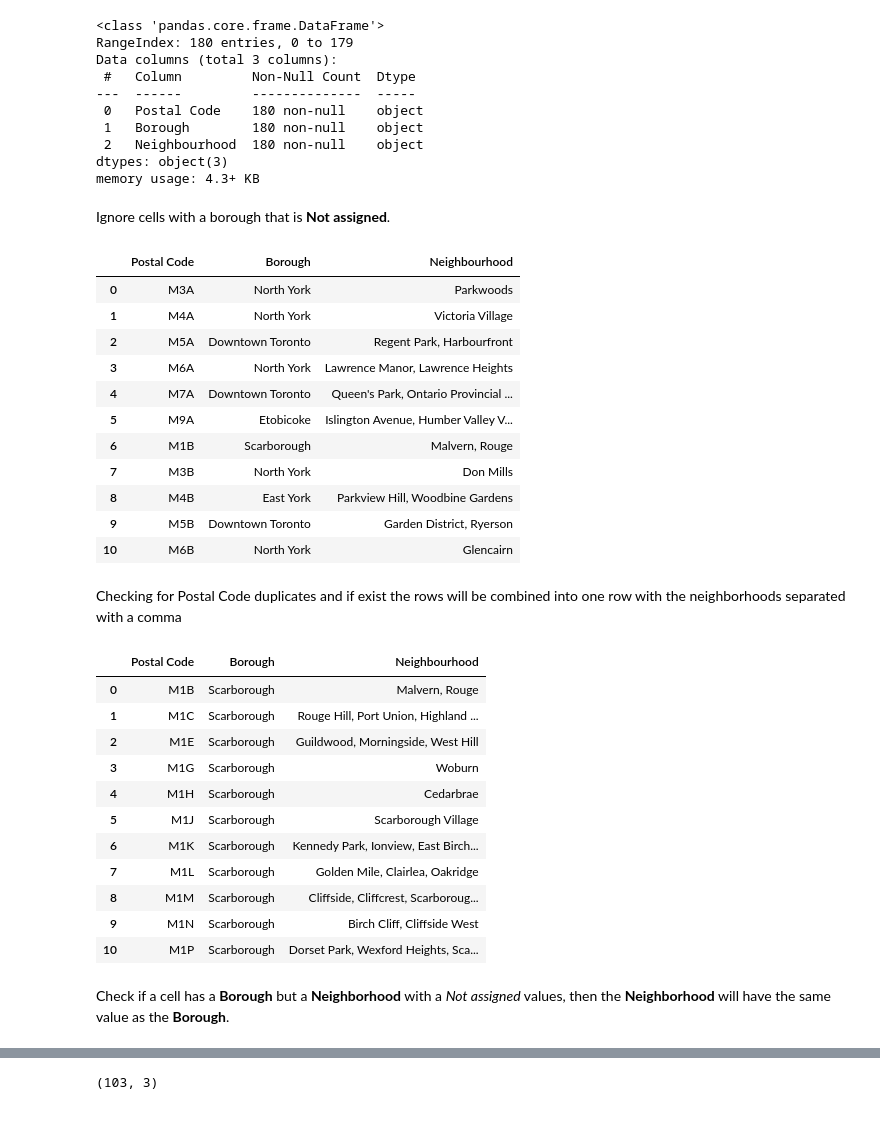
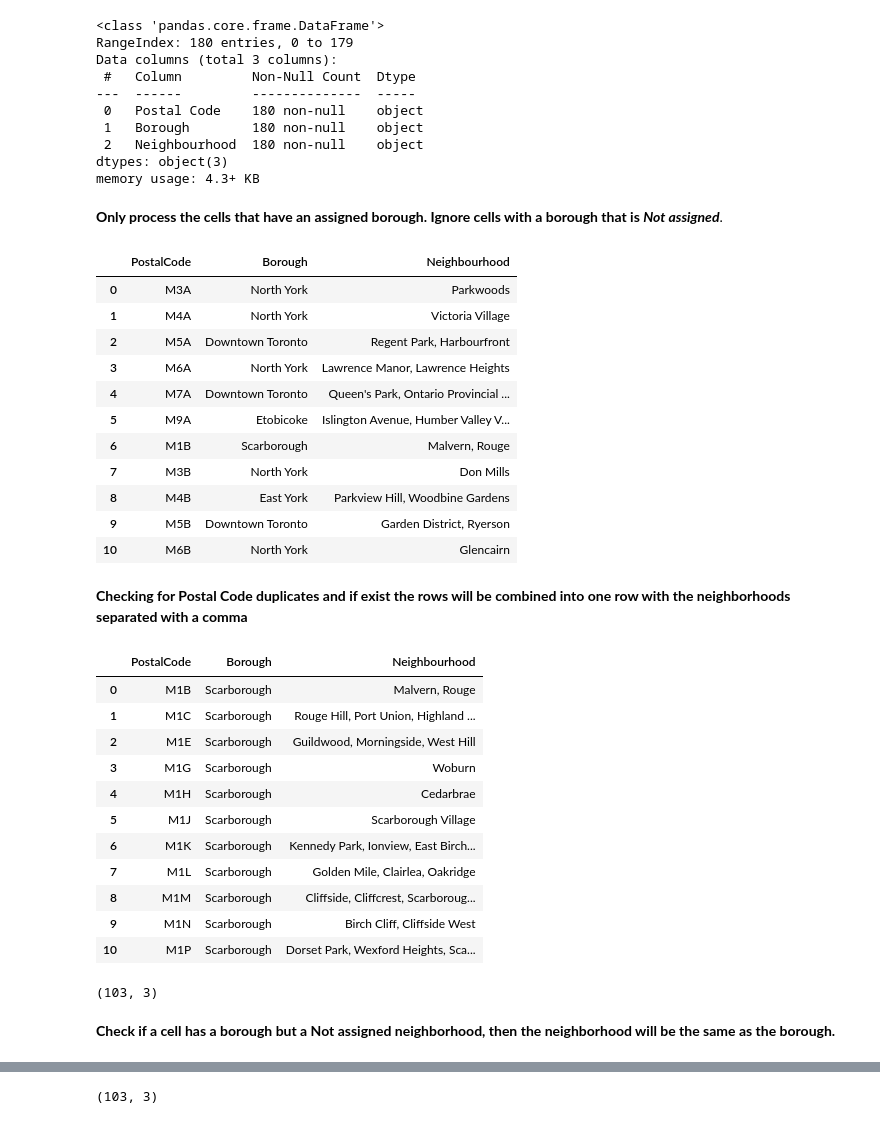
Before and after one commit to mmihaiceanu/coursera, a Jupyter notebook: Segmenting and Clustering Neighborhoods in Toronto.ipynb, the cells around one changed output, grey strips where cells are left out. Saved outputs shown, nothing was run; the diff lists cells and outputs as text; code cells hidden in the pictures.

```diff
--- a/Segmenting and Clustering Neighborhoods in Toronto.ipynb
+++ b/Segmenting and Clustering Neighborhoods in Toronto.ipynb
@@ -47,15 +74,16 @@ Data columns (total 3 columns):
  2   Neighbourhood  180 non-null    object
 dtypes: object(3)
 memory usage: 4.3+ KB
-# %% [markdown]
-Ignore cells with a borough that is **Not assigned**.
+# %% [markdown]
+**Only process the cells that have an assigned borough. Ignore cells with a borough that is _Not assigned_**.
 # %%
 df.drop(df.index[df['Borough'] == 'Not assigned'], inplace=True)
 
 df = df.reset_index(drop=True)
+df.rename(columns={'Postal Code': 'PostalCode'}, inplace=True)
 df.head(11)
 # %% [output]
-|  | Postal Code | Borough | Neighbourhood |
+|  | PostalCode | Borough | Neighbourhood |
 | 0 | M3A | North York | Parkwoods |
 | 1 | M4A | North York | Victoria Village |
 | 2 | M5A | Downtown Toronto | Regent Park, Harbourfront |
@@ -70,12 +98,13 @@ df.head(11)
 # %%
 #df.info()
 # %% [markdown]
-Checking for Postal Code duplicates and if exist the rows will be combined into one row with the neighborhoods separated with a comma
+**Checking for Postal Code duplicates and if exist the rows will be combined into one row with the neighborhoods separated with a comma**
 # %%
-df_combined = df.groupby('Postal Code').agg({'Borough':'first', 'Neighbourhood': ', '.join}).reset_index()
-df_combined.head(11)
+df_postcode = df.groupby(['PostalCode', 'Borough'])['Neighbourhood'].apply(', '.join).reset_index()
+
+df_postcode.head(11)
 # %% [output]
-|  | Postal Code | Borough | Neighbourhood |
+|  | PostalCode | Borough | Neighbourhood |
 | 0 | M1B | Scarborough | Malvern, Rouge |
 | 1 | M1C | Scarborough | Rouge Hill, Port Union, Highland ... |
 | 2 | M1E | Scarborough | Guildwood, Morningside, West Hill |
@@ -92,3 +119,7 @@ df_combined.head(11)
+# %%
+df_postcode.shape
+# %% [output]
+(103, 3)
 # %% [markdown]
-Check if a cell has a **Borough** but a **Neighborhood** with a _Not assigned_ values, then the **Neighborhood** will have the same value as the **Borough**.
+**Check if a cell has a borough but a Not assigned  neighborhood, then the neighborhood will be the same as the borough.**
 # %%
```
Also changed, not shown: parts of 78 cells of this notebook.
